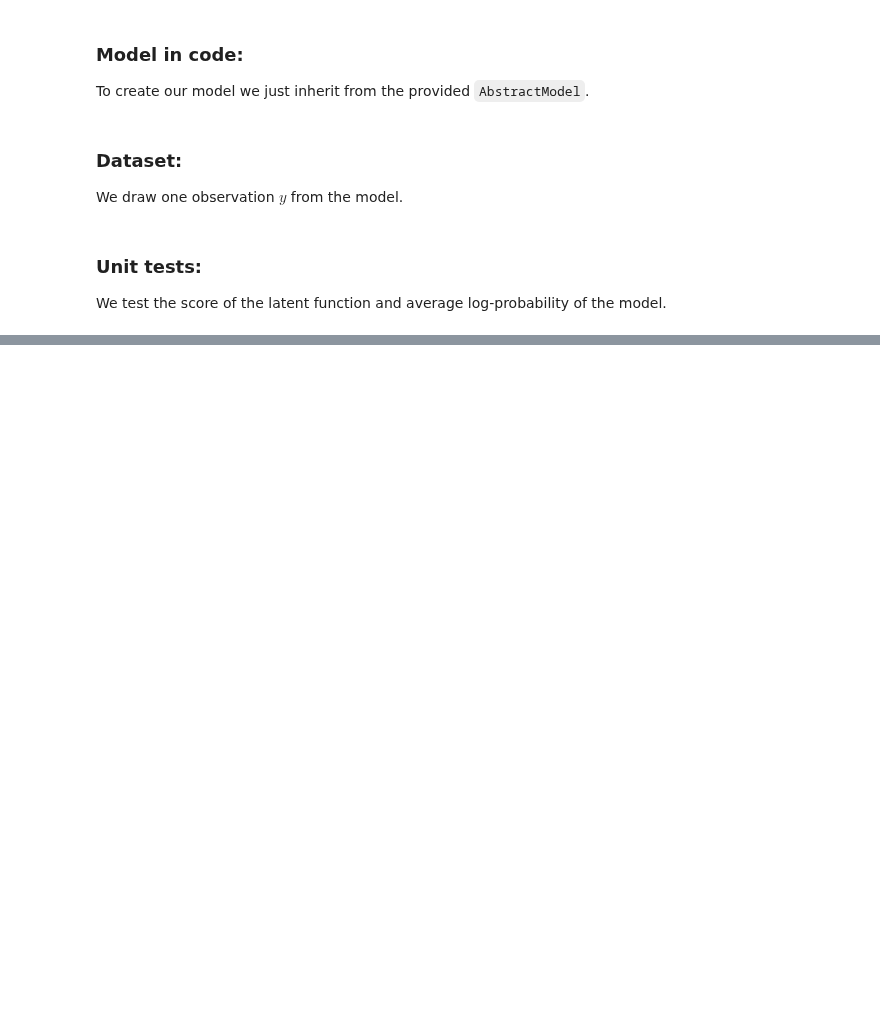
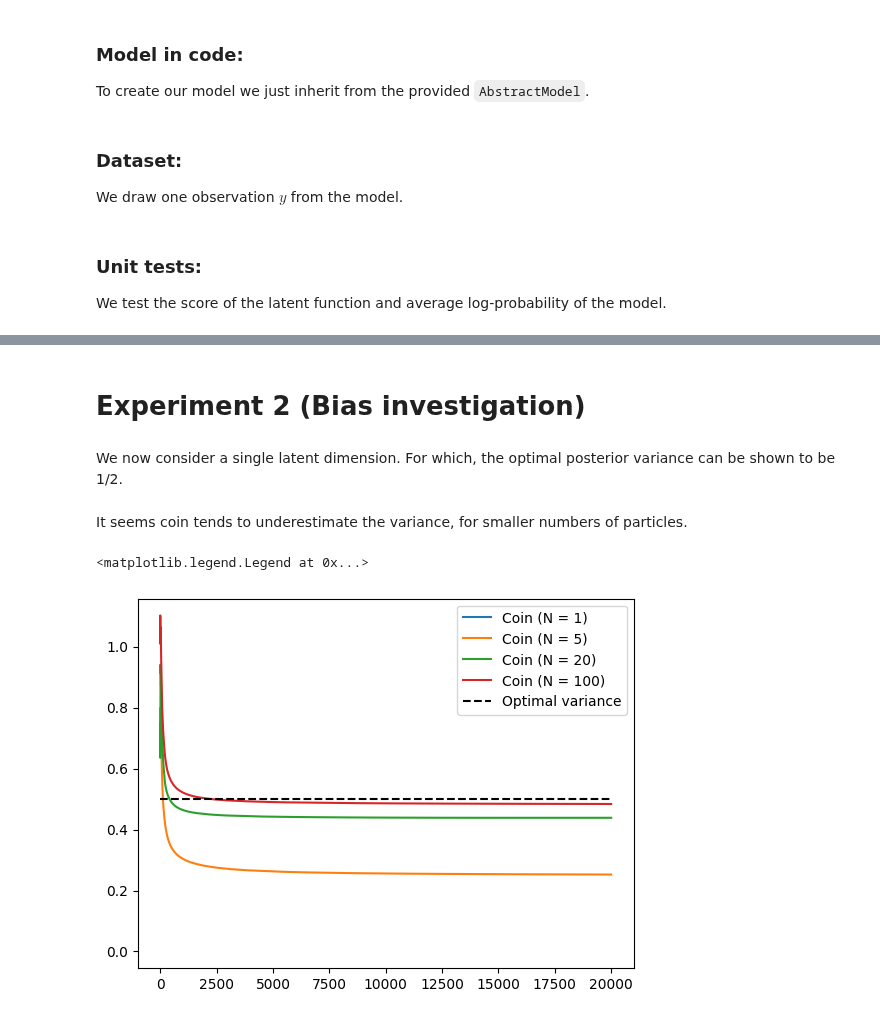
Before and after one commit to chris-nemeth/CoinEM, a Jupyter notebook: new_experiments/toy_hierarchical_model.ipynb, the cells around one changed output, grey strips where cells are left out. Drawn from its saved outputs; the diff is of its cells as text; code cells hidden in the pictures; blank space fills up the shorter version.

```diff
--- a/new_experiments/toy_hierarchical_model.ipynb
+++ b/new_experiments/toy_hierarchical_model.ipynb
@@ -24,9 +26,8 @@ To create our model we just inherit from the provided `AbstractModel`.
 @dataclass
 class HierarchicalModel(AbstractModel):
     """Base class for p(θ, x)."""
-    y: Float[Array, "Ny Dy"] # Observations
 
-    def log_prob(self, latent: Float[Array, "D"], theta: Float[Array, "Q"]) -> Float[Array, ""]:
+    def log_prob(self, latent: Float[Array, "D"], theta: Float[Array, "Q"], data: Dataset) -> Float[Array, ""]:
         """Compute gradient of the objective function at x.
 
         Args:
@@ -36,10 +37,8 @@ class HierarchicalModel(AbstractModel):
         Returns:
             Float[Array, ""]: log-probability of the data.
         """
-        Dy = self.y.shape[-1]
-        log_prob_y_given_x = dx.MultivariateNormalDiag(jnp.atleast_1d(latent.squeeze())).log_prob(self.y) # \mathcal{N}(y; x, I_{D_y})
-        #log_prob_x_given_theta = dx.MultivariateNormalDiag(jnp.ones(Dy)*theta).log_prob(jnp.atleast_1d(latent.squeeze())) # \mathcal{N}(x; \theta I_{D_y}, I_{D_y})
-        log_prob_x_given_theta = dx.Normal(theta, scale=1.0).log_prob(jnp.atleast_1d(latent.squeeze())).sum() # \mathcal{N}(x; \theta I_{D_y}, I_{D_y})
+        log_prob_y_given_x = tfd.MultivariateNormalDiag(jnp.atleast_1d(latent.squeeze())).log_prob(data.y).sum() # \mathcal{N}(y; x, I_{D_y})
+        log_prob_x_given_theta = tfd.Normal(theta, scale=1.0).log_prob(jnp.atleast_1d(latent.squeeze())).sum() # \mathcal{N}(x; \theta I_{D_y}, I_{D_y})
 
         # Compute log-probability.
         return (log_prob_y_given_x + log_prob_x_given_theta).squeeze() # log p(y|x) + log p(x|theta)
@@ -208,0 +228,44 @@ plt.legend(loc='upper right')
+# %% [markdown]
+# Experiment 2 (Bias investigation)
+# %% [markdown]
+We now consider a single latent dimension. For which, the optimal posterior variance can be shown to be 1/2.
+# %% [markdown]
+It seems coin tends to underestimate the variance, for smaller numbers of particles.
+# %%
+key = jr.PRNGKey(123)
+K = 20000  # Number of steps.
+
+Ny = 1
+Dy = 1
+key = jr.PRNGKey(42)
+theta = jnp.array([1.0])
+
+key_y, key_latent = jr.split(key)
+latent = theta + jr.normal(key_latent, (1, Dy))
+y = jr.normal(key_y, (Ny, Dy)) + latent
+
+data = Dataset(y=y)
+
+
+for N in [1, 5, 20, 100]:
+
+    th0 = jnp.array([1.0])  # Initial parameter guess.
+    X0 = jr.normal(key, (N, Dy))  # Initial particle cloud.
+
+    model = HierarchicalModel()
+
+    # Run coin_svgd:
+    x_coin, th_coin = coin_svgd(model, data, X0, th0, K)
+
+    mu1 = x_coin.mean(axis=1)
+    mu2 = (x_coin ** 2).mean(axis=1)
+    var = (jnp.cumsum(mu2)/jnp.arange(1, K + 1)
+            - (jnp.cumsum(mu1)/jnp.arange(1, K + 1)) ** 2)
+
+    plt.plot(var , label='Coin (N = {})'.format(N))
+
+plt.hlines(0.5, 0, K, label='Optimal variance', linestyles='dashed', color='black')
+plt.legend(loc='upper right')
+# %% [output]
+<matplotlib.legend.Legend at 0x...>
+[figure, added]
```
Also changed, not shown: parts of 29 cells of this notebook, 6 other files.
